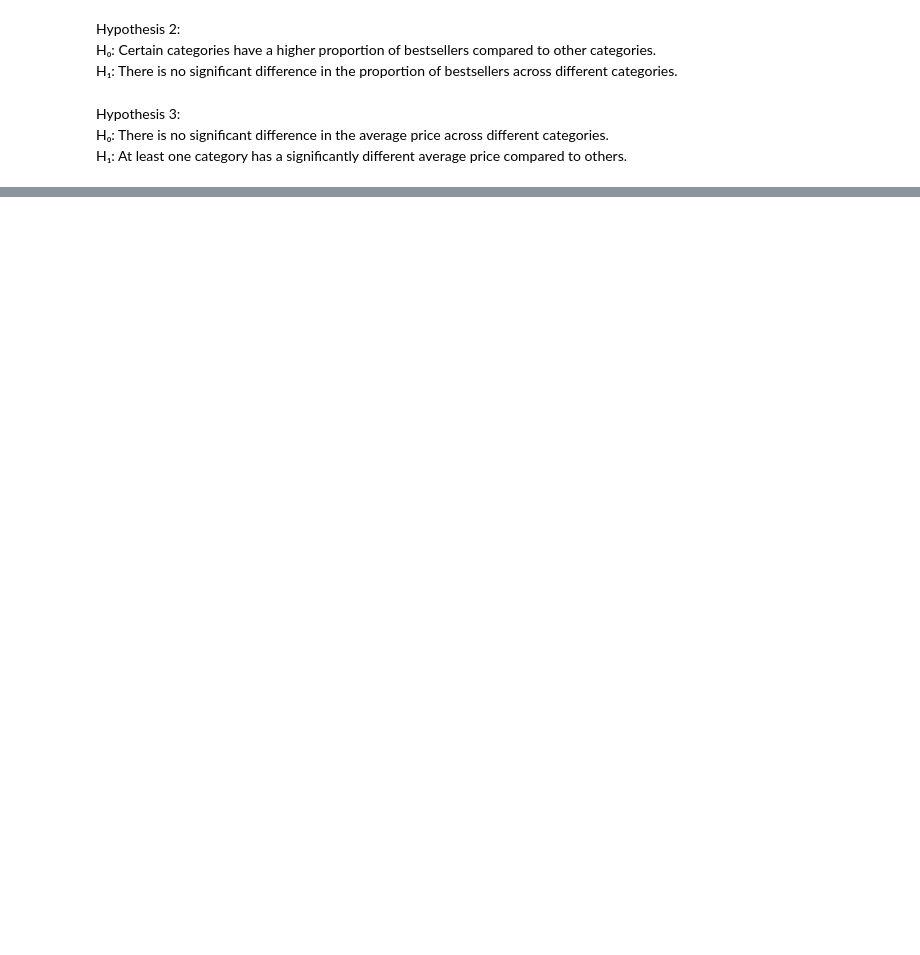
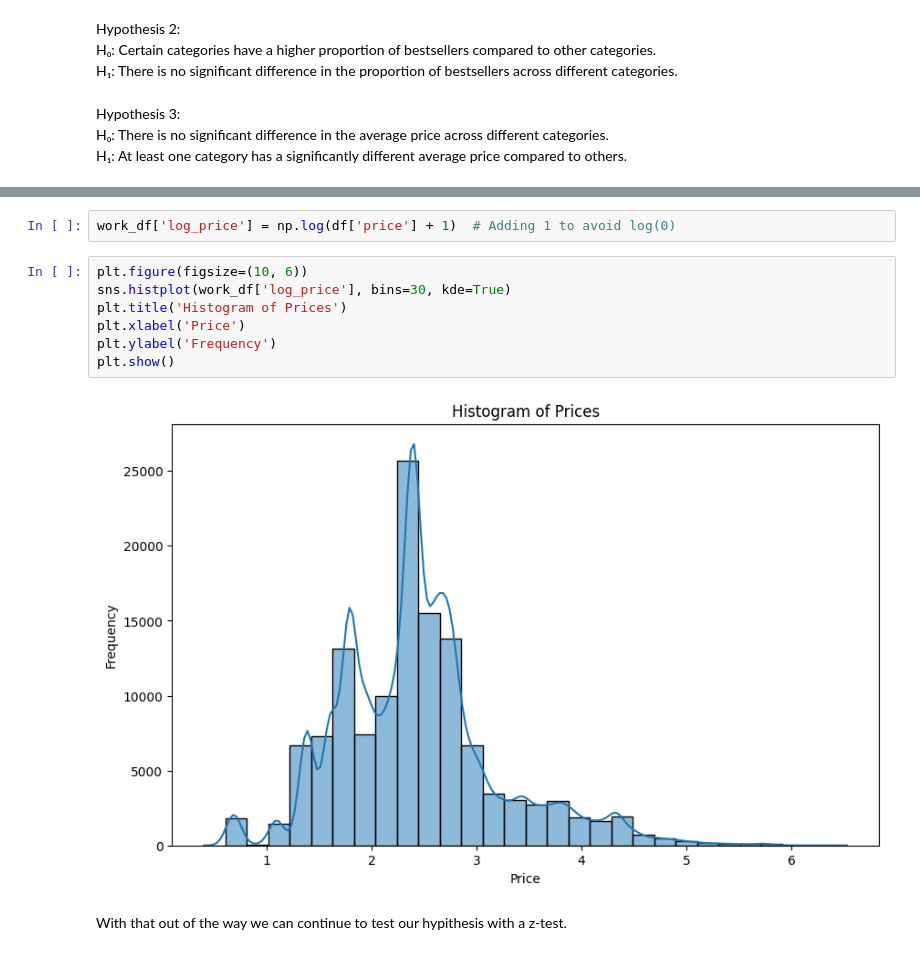
Before and after one commit to Arniquin/ExploratoryDataAnalysis-HypothesisTesting, a Jupyter notebook: Hypothesis.ipynb, the cells around one changed output, grey strips where cells are left out. Drawn from its saved outputs; the diff is of its cells as text; blank space fills up the shorter version.

```diff
--- a/Hypothesis.ipynb
+++ b/Hypothesis.ipynb
@@ -465,0 +471,13 @@ H₁: At least one category has a significantly different average price compared
+# %%
+work_df['log_price'] = np.log(df['price'] + 1)  # Adding 1 to avoid log(0)
+# %%
+plt.figure(figsize=(10, 6))
+sns.histplot(work_df['log_price'], bins=30, kde=True)
+plt.title('Histogram of Prices')
+plt.xlabel('Price')
+plt.ylabel('Frequency')
+plt.show()
+# %% [output]
+[figure, added]
+# %% [markdown]
+With that out of the way we can continue to test our hypithesis with a z-test.
```
Also changed, not shown: parts of 11 cells of this notebook.
